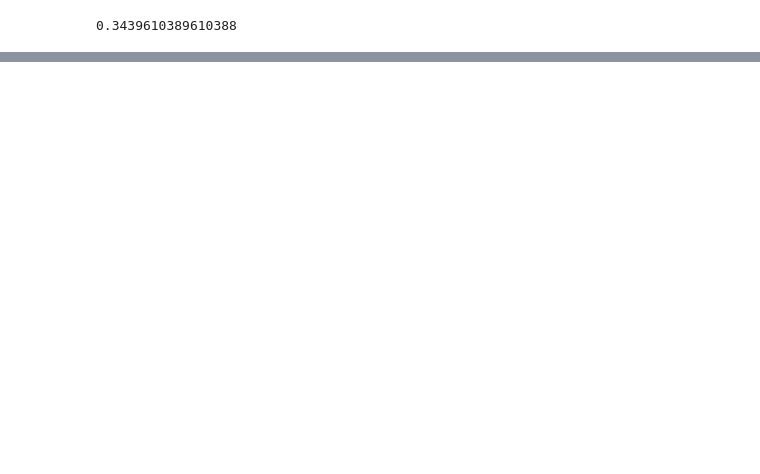
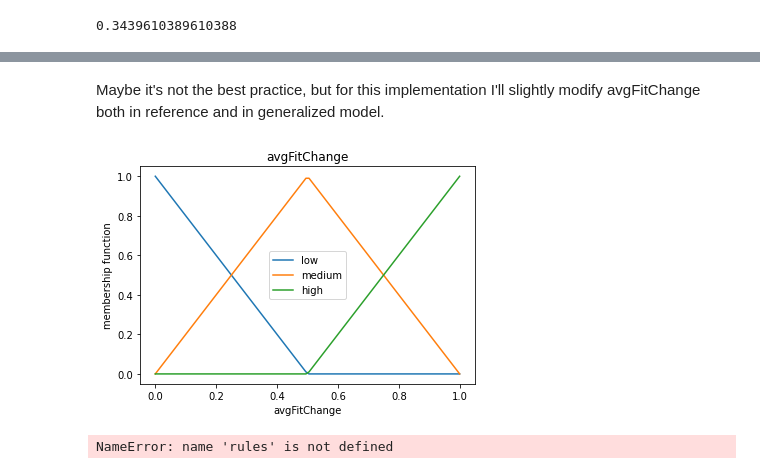
Before and after one commit to Arattel/Fuzzy_genetic_algorithms_implementations, a Jupyter notebook: partitions_efga.ipynb, the cells around one changed output, grey strips where cells are left out. Saved outputs shown, nothing was run; the diff lists cells and outputs as text; code cells hidden in the pictures; blank space fills up the shorter version.

```diff
--- a/partitions_efga.ipynb
+++ b/partitions_efga.ipynb
@@ -287,0 +311,24 @@ True
+# %% [markdown]
+Maybe it's not the best practice, but for this implementation I'll slightly modify avgFitChange both in reference and in generalized model.
+# %%
+priority_inferencer.average_fitness_change = fl.InputVariable(
+        name="avgFitChange",
+        description="",
+        enabled=True,
+        minimum=0.0,
+        maximum=1.0,
+        lock_range=False,
+        terms=[
+            fl.Trapezoid("low", -1, 0,  0, 0.5),
+            fl.Triangle("medium", 0, 0.5, 1,),
+            fl.Triangle("high", 0.5, 1, 1.6),
+        ],)
+# %%
+plot_variable(priority_inferencer.average_fitness_change)
+# %% [output]
+[figure, added]
+# %%
+
+rules
+# %% [output]
+NameError: name 'rules' is not defined
```
Also changed, not shown: parts of 20 cells of this notebook.
